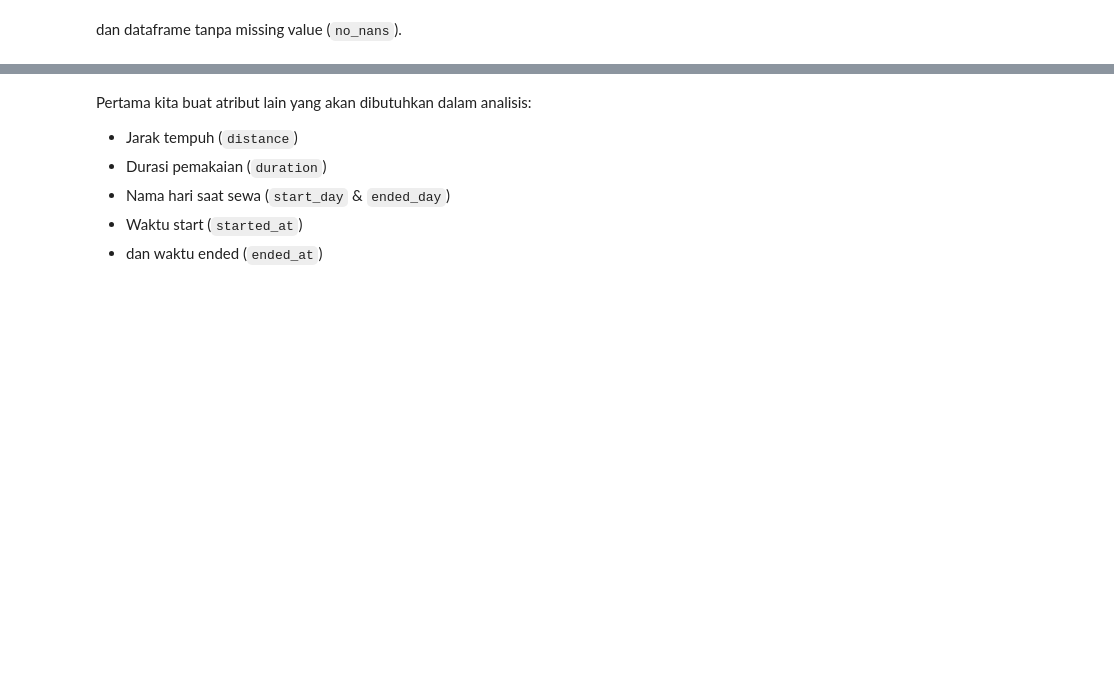
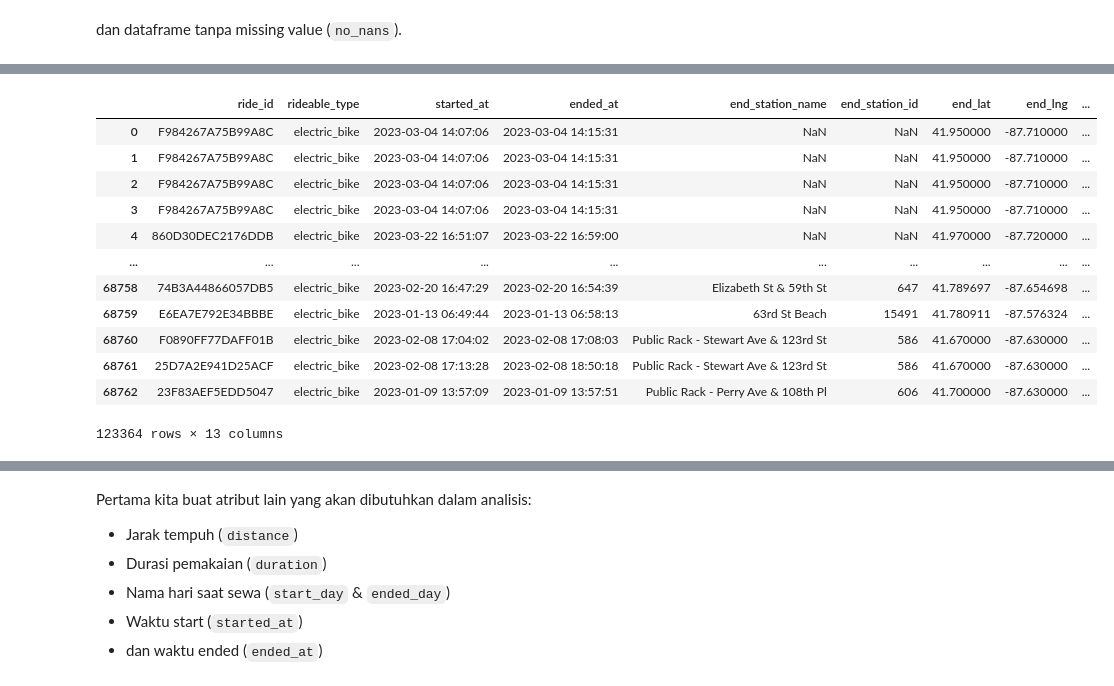
Before and after one commit to fandanabil1379/da-bike-sharing-analysis, a Jupyter notebook: notebooks/2.0-data-preparation.ipynb, the cells around one changed output, grey strips where cells are left out. Drawn from its saved outputs; the diff is of its cells as text; code cells hidden in the pictures; blank space fills up the shorter version.

```diff
--- a/notebooks/2.0-data-preparation.ipynb
+++ b/notebooks/2.0-data-preparation.ipynb
@@ -128,2 +98,0 @@ gunakan dua fungsi di atas untuk mencari nama dan id stasiun yang tepat untuk in
-# %%
-with_nans[['start_station_name', 'start_station_id']] = with_nans.apply(lambda x: nearest(x['start_lat'], x['start_lng'], 'start'), axis=1)
@@ -139,0 +186,40 @@ merge data `with_nans` setelah inputasi dengan `no_nans`
+# %%
+# isi missing value pada start station
+start = pd.merge(
+    left=with_nans,
+    right=station.iloc[:, :-1],
+    left_on=['start_lat', 'start_lng'],
+    right_on=['lat', 'lng'],
+    how='inner',
+)
+start.drop(columns=cols_start, inplace=True)
+start.columns.values[-4:] = cols_start
+
+# isi missing value pada end station
+end = pd.merge(
+    left=start,
+    right=station.iloc[:, :-1],
+    left_on=['end_lat', 'end_lng'],
+    right_on=['lat', 'lng'],
+    how='inner',
+)
+end.drop(columns=cols_end, inplace=True)
+end.columns.values[-4:] = cols_end
+
+# # merge start dan end
+with_nans = pd.concat([start, end])
+with_nans
+# %% [output]
+|  | ride_id | rideable_type | started_at | ended_at | end_station_name | end_station_id | end_lat | end_lng | ... |
+| 0 | F984267A75B99A8C | electric_bike | 2023-03-04 14:07:06 | 2023-03-04 14:15:31 | NaN | NaN | 41.950000 | -87.710000 | ... |
+| 1 | F984267A75B99A8C | electric_bike | 2023-03-04 14:07:06 | 2023-03-04 14:15:31 | NaN | NaN | 41.950000 | -87.710000 | ... |
+| 2 | F984267A75B99A8C | electric_bike | 2023-03-04 14:07:06 | 2023-03-04 14:15:31 | NaN | NaN | 41.950000 | -87.710000 | ... |
+| 3 | F984267A75B99A8C | electric_bike | 2023-03-04 14:07:06 | 2023-03-04 14:15:31 | NaN | NaN | 41.950000 | -87.710000 | ... |
+| 4 | 860D30DEC2176DDB | electric_bike | 2023-03-22 16:51:07 | 2023-03-22 16:59:00 | NaN | NaN | 41.970000 | -87.720000 | ... |
+| ... | ... | ... | ... | ... | ... | ... | ... | ... | ... |
+| 68758 | 74B3A44866057DB5 | electric_bike | 2023-02-20 16:47:29 | 2023-02-20 16:54:39 | Elizabeth St & 59th St | 647 | 41.789697 | -87.654698 | ... |
+| 68759 | E6EA7E792E34BBBE | electric_bike | 2023-01-13 06:49:44 | 2023-01-13 06:58:13 | 63rd St Beach | 15491 | 41.780911 | -87.576324 | ... |
+| 68760 | F0890FF77DAFF01B | electric_bike | 2023-02-08 17:04:02 | 2023-02-08 17:08:03 | Public Rack - Stewart Ave & 123rd St | 586 | 41.670000 | -87.630000 | ... |
+| 68761 | 25D7A2E941D25ACF | electric_bike | 2023-02-08 17:13:28 | 2023-02-08 18:50:18 | Public Rack - Stewart Ave & 123rd St | 586 | 41.670000 | -87.630000 | ... |
+| 68762 | 23F83AEF5EDD5047 | electric_bike | 2023-01-09 13:57:09 | 2023-01-09 13:57:51 | Public Rack - Perry Ave & 108th Pl | 606 | 41.700000 | -87.630000 | ... |
+123364 rows × 13 columns
```
Also changed, not shown: parts of 46 cells of this notebook, 15 other files.
